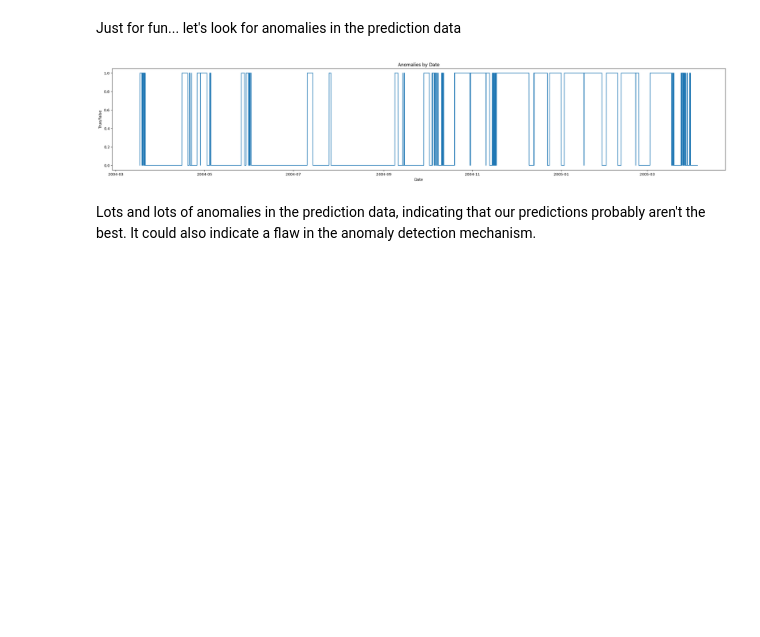
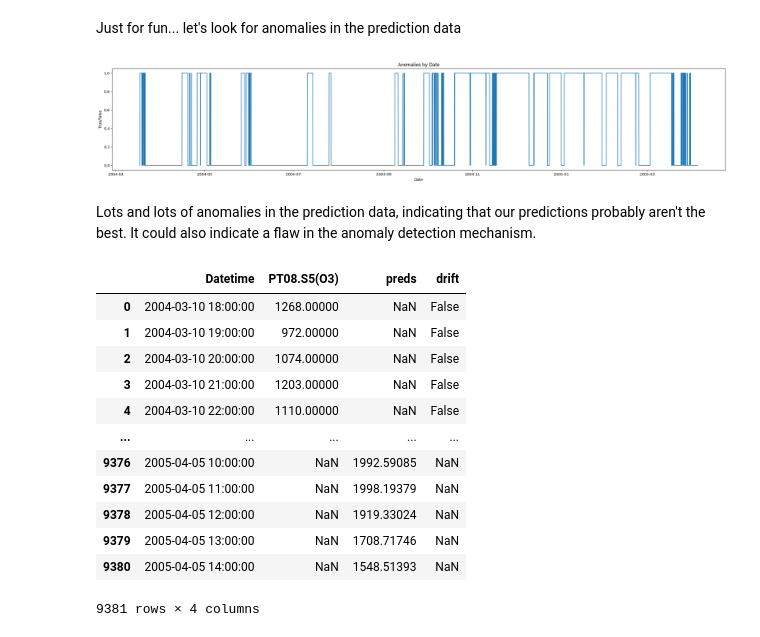
Before and after one commit to mr-kelsey/sp26-aai530-group1, a Jupyter notebook: Notebooks/benzene/combined.ipynb, the cells around one changed output. Saved outputs shown, nothing was run; the diff lists cells and outputs as text; code cells hidden in the pictures; blank space fills up the shorter version.

Commit message:
Added drift data into tableau file

```diff
--- a/Notebooks/benzene/combined.ipynb
+++ b/Notebooks/benzene/combined.ipynb
@@ -397,6 +397,25 @@ plt.show()
 [figure]
 # %% [markdown]
 Lots and lots of anomalies in the prediction data, indicating that our predictions probably aren't the best.  It could also indicate a flaw in the anomaly detection mechanism.
+# %%
+"""Push drift intel into predictions dataframe"""
+drift = anomalies.numpy()
+predictions["drift"] = pd.Series(drift, index=predictions.index[:len(drift)])
+predictions
+# %% [output]
+|  | Datetime | PT08.S5(O3) | preds | drift |
+| 0 | 2004-03-10 18:00:00 | 1268.00000 | NaN | False |
+| 1 | 2004-03-10 19:00:00 | 972.00000 | NaN | False |
+| 2 | 2004-03-10 20:00:00 | 1074.00000 | NaN | False |
+| 3 | 2004-03-10 21:00:00 | 1203.00000 | NaN | False |
+| 4 | 2004-03-10 22:00:00 | 1110.00000 | NaN | False |
+| ... | ... | ... | ... | ... |
+| 9376 | 2005-04-05 10:00:00 | NaN | 1992.59085 | NaN |
+| 9377 | 2005-04-05 11:00:00 | NaN | 1998.19379 | NaN |
+| 9378 | 2005-04-05 12:00:00 | NaN | 1919.33024 | NaN |
+| 9379 | 2005-04-05 13:00:00 | NaN | 1708.71746 | NaN |
+| 9380 | 2005-04-05 14:00:00 | NaN | 1548.51393 | NaN |
+9381 rows × 4 columns
 # %%
 """Save predictions output to use in tableau"""
 path_to_save = Path(Path.cwd().parents[1], "Data", "Benzene", "Tableau.csv")
```
Also changed, not shown: 1 other file.
